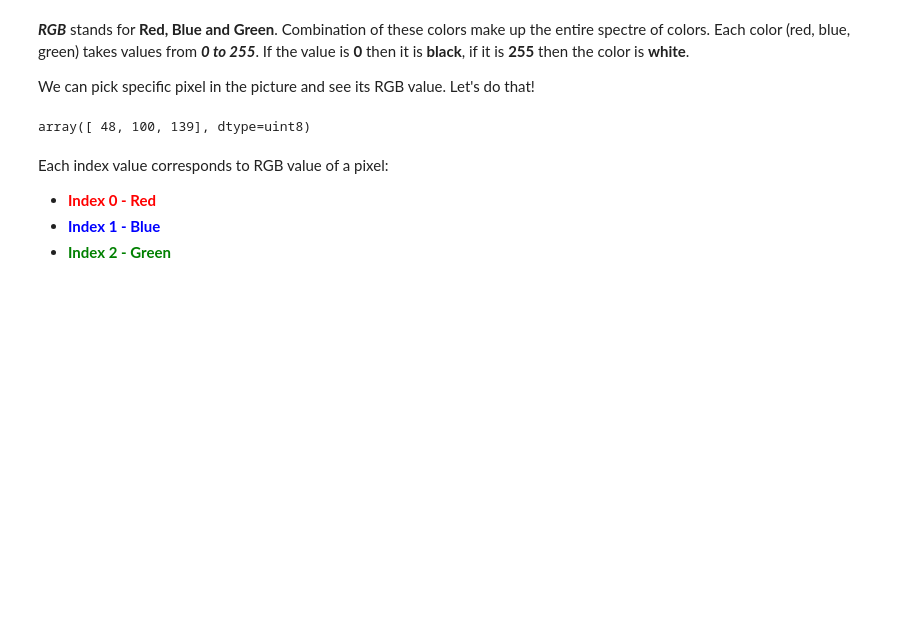
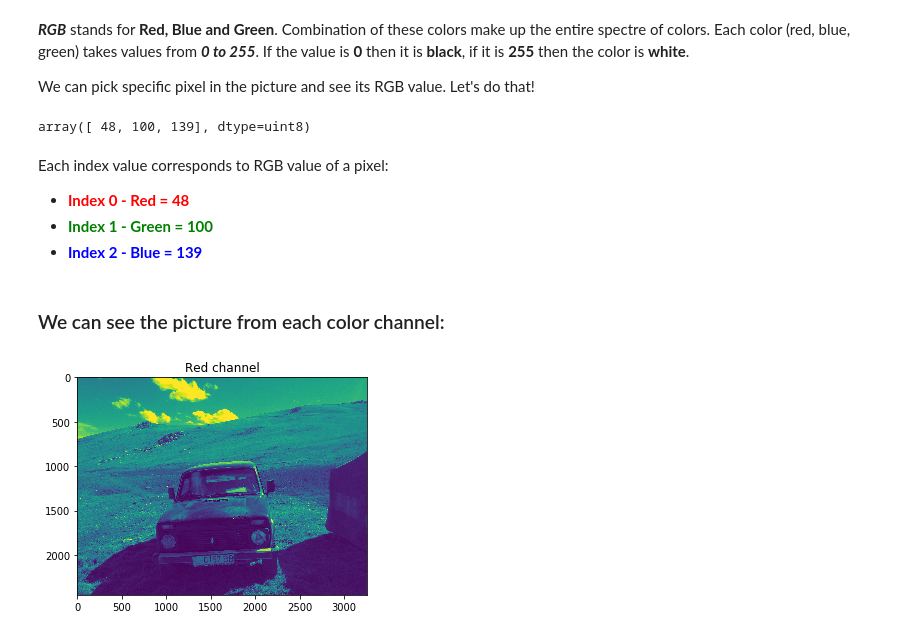
Before and after one commit to aabdygaziev/computer_vision101, a Jupyter notebook: image_preprocessing.ipynb, the cells around one changed output. Drawn from its saved outputs; the diff is of its cells as text; code cells hidden in the pictures; blank space fills up the shorter version.

```diff
--- a/image_preprocessing.ipynb
+++ b/image_preprocessing.ipynb
@@ -80,6 +93,14 @@ array([ 48, 100, 139], dtype=uint8)
 # %% [markdown]
 Each index value corresponds to RGB value of a pixel:
 
-* <font color='red'> **Index 0 - Red** </font>
-* <font color='blue'> **Index 1 - Blue** </font>
-* <font color='green'> **Index 2 - Green** </font>
+* <font color='red'> **Index 0 - Red = 48** </font>
+* <font color='green'> **Index 1 - Green = 100** </font>
+* <font color='blue'> **Index 2 - Blue = 139** </font>
+# %% [markdown]
+### We can see the picture from each color channel:
+# %%
+plt.title('Red channel')
+plt.imshow(img[:, : , 0])
+plt.show()
+# %% [output]
+[figure, added]
```
Also changed, not shown: parts of 8 cells of this notebook.
